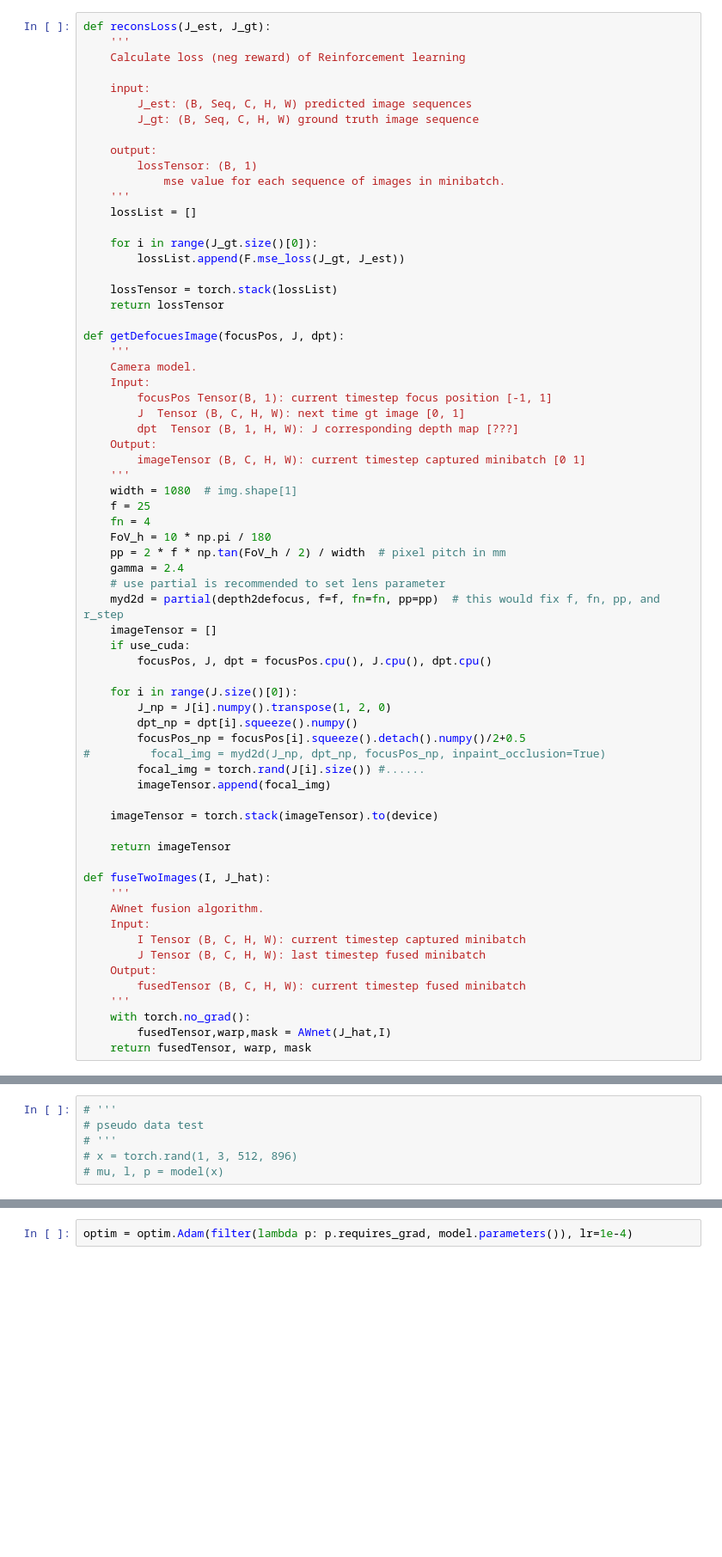
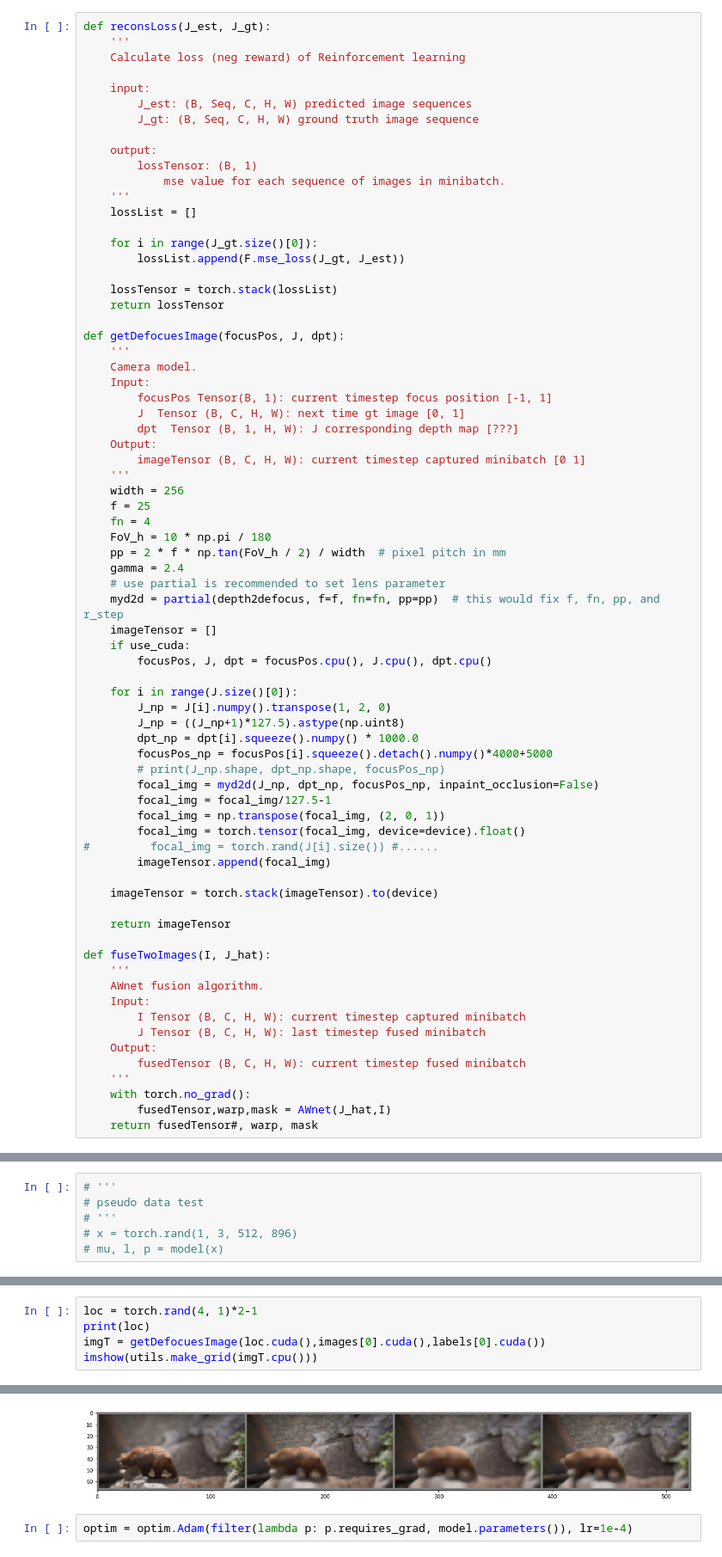
Before and after one commit to cianhwang/pyFusion, a Jupyter notebook: Robotics_Control.ipynb, the cells around one changed output, grey strips where cells are left out. Shown at 86% size. Drawn from its saved outputs; the diff is of its cells as text; blank space fills up the shorter version.

```diff
--- a/Robotics_Control.ipynb
+++ b/Robotics_Control.ipynb
@@ -173,7 +185,7 @@ def getDefocuesImage(focusPos, J, dpt):
     Output:
         imageTensor (B, C, H, W): current timestep captured minibatch [0 1]
     '''
-    width = 1080  # img.shape[1]
+    width = 256
     f = 25
     fn = 4
     FoV_h = 10 * np.pi / 180
@@ -187,10 +199,15 @@ def getDefocuesImage(focusPos, J, dpt):
 
     for i in range(J.size()[0]):
         J_np = J[i].numpy().transpose(1, 2, 0)
-        dpt_np = dpt[i].squeeze().numpy()
-        focusPos_np = focusPos[i].squeeze().detach().numpy()/2+0.5
-#         focal_img = myd2d(J_np, dpt_np, focusPos_np, inpaint_occlusion=True)
-        focal_img = torch.rand(J[i].size()) #......
+        J_np = ((J_np+1)*127.5).astype(np.uint8)
+        dpt_np = dpt[i].squeeze().numpy() * 1000.0
+        focusPos_np = focusPos[i].squeeze().detach().numpy()*4000+5000
+        # print(J_np.shape, dpt_np.shape, focusPos_np)
+        focal_img = myd2d(J_np, dpt_np, focusPos_np, inpaint_occlusion=False)
+        focal_img = focal_img/127.5-1
+        focal_img = np.transpose(focal_img, (2, 0, 1))
+        focal_img = torch.tensor(focal_img, device=device).float()
+#         focal_img = torch.rand(J[i].size()) #......
         imageTensor.append(focal_img)
 
     imageTensor = torch.stack(imageTensor).to(device)
@@ -208,4 +225,4 @@ def fuseTwoImages(I, J_hat):
     '''
     with torch.no_grad():
         fusedTensor,warp,mask = AWnet(J_hat,I)
-    return fusedTensor, warp, mask
+    return fusedTensor#, warp, mask
@@ -297,0 +320,6 @@ dataGenerator.dataset
+# %%
+loc = torch.rand(4, 1)*2-1
+print(loc)
+imgT = getDefocuesImage(loc.cuda(),images[0].cuda(),labels[0].cuda())
+imshow(utils.make_grid(imgT.cpu()))
+# %% [output]
@@ -298,3 +330,4 @@ dataGenerator.dataset
+[figure, added]
 # %%
 optim = optim.Adam(filter(lambda p: p.requires_grad, model.parameters()), lr=1e-4)
 # %%
```
Also changed, not shown: parts of 11 cells of this notebook.
